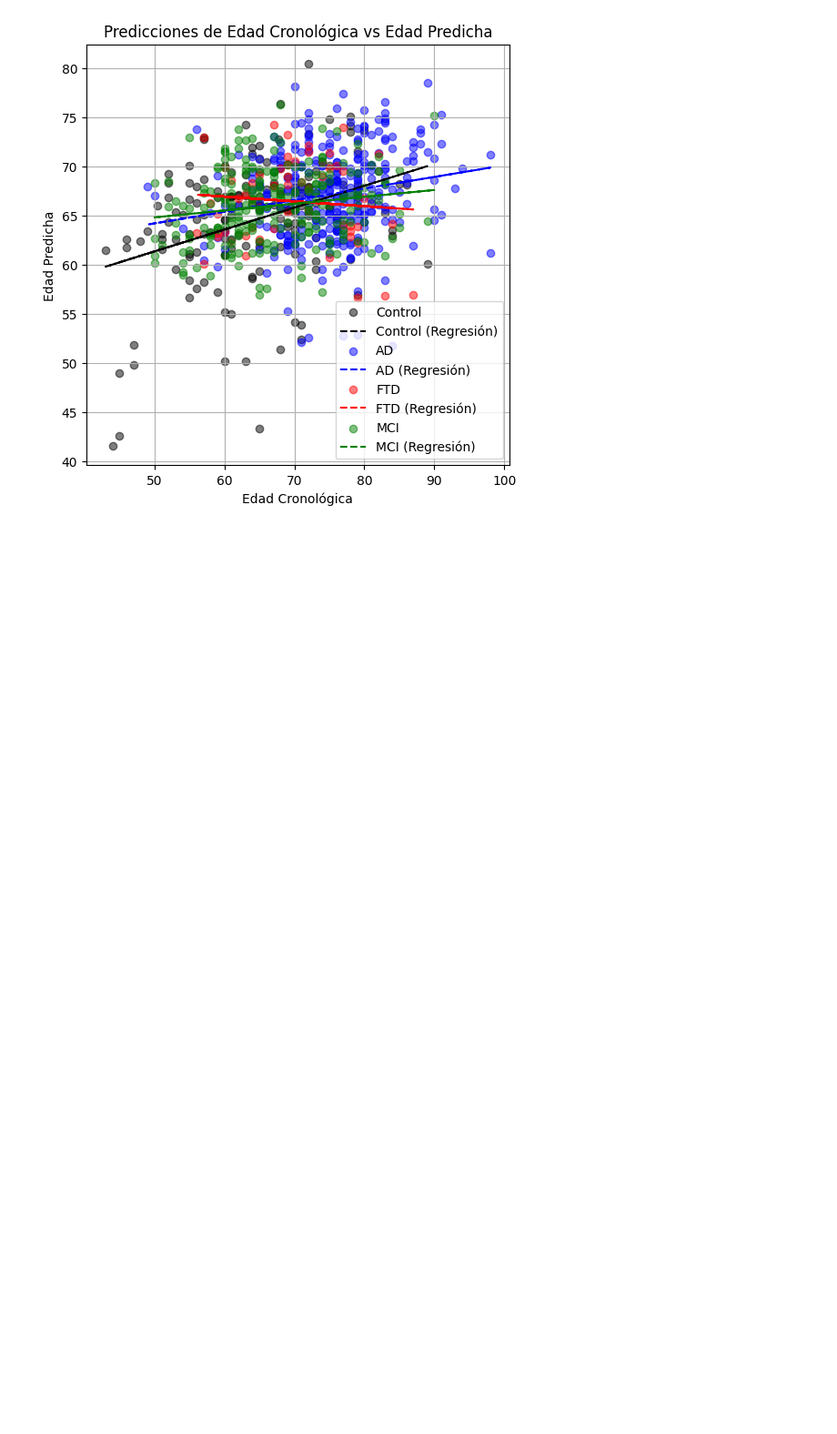
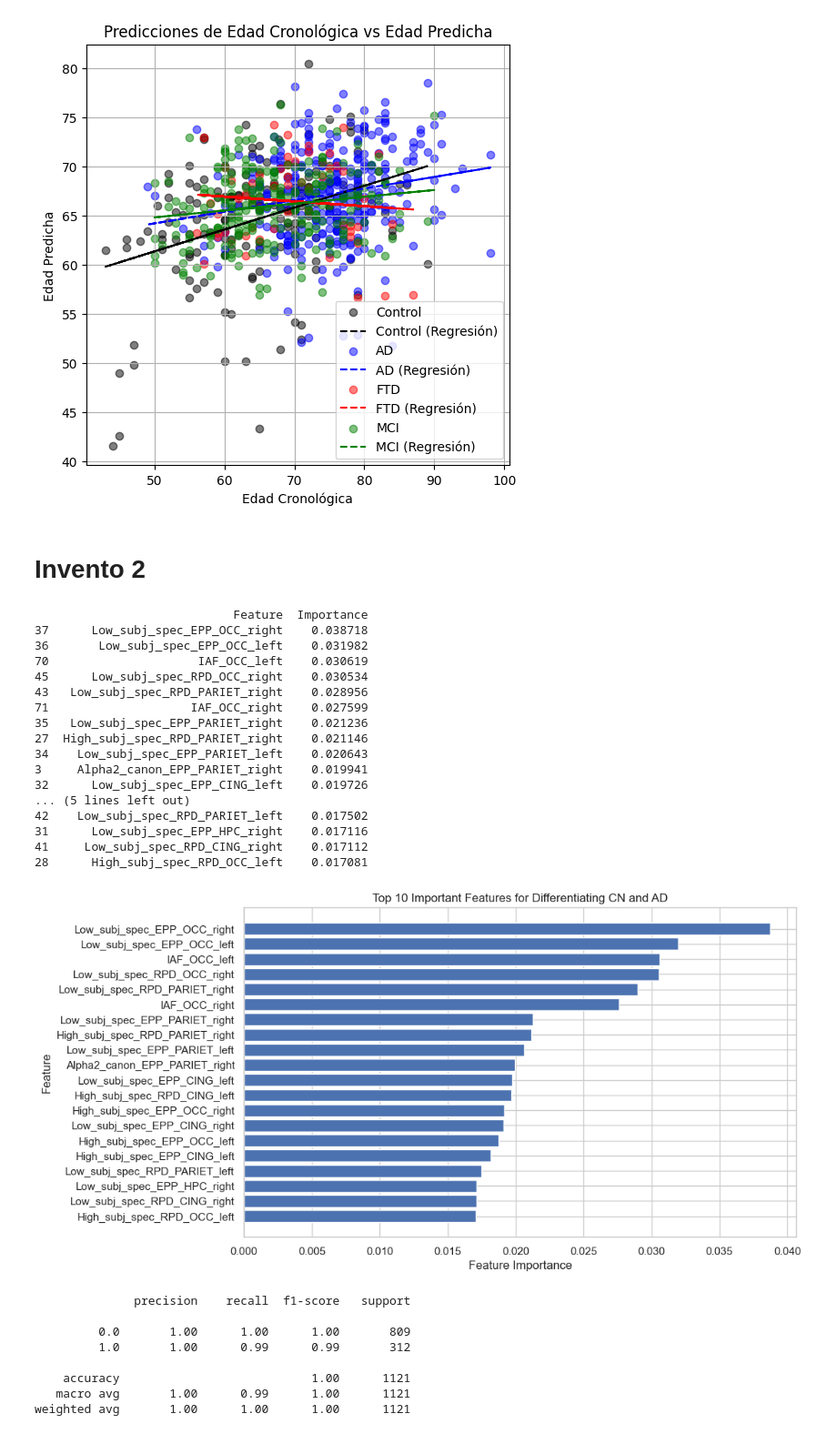
Before and after one commit to carrielfelipe/Brain_Age, a Jupyter notebook: Diagnosis/Brain_Age_Diagnosis_.ipynb, the cells around one changed output. Shown at 91% size. Cells and saved outputs as stored; diff of their text form; code cells hidden in the pictures; blank space fills up the shorter version.

```diff
--- a/Diagnosis/Brain_Age_Diagnosis_.ipynb
+++ b/Diagnosis/Brain_Age_Diagnosis_.ipynb
@@ -1108,3 +1172,5 @@ plt.grid(True)
 plt.show()
 # %% [output]
 [figure]
+# %% [markdown]
+# Invento 2
@@ -1110,0 +1199,68 @@ plt.show()
+# %%
+import numpy as np
+import pandas as pd
+from sklearn.ensemble import RandomForestClassifier
+from sklearn.metrics import classification_report
+import matplotlib.pyplot as plt
+
+# Combina los datos de CN y AD
+X_CN_AD = pd.concat([X_CN_scaled, X_AD_scaled], axis=0).reset_index(drop=True)
+
+# Crear la variable de objetivo (0 para CN, 1 para AD)
+y_CN_AD = np.concatenate([np.zeros(X_CN_scaled.shape[0]), np.ones(X_AD_scaled.shape[0])])
+
+# Entrenar un Random Forest Classifier
+rf = RandomForestClassifier(n_estimators=100, random_state=42)
+rf.fit(X_CN_AD, y_CN_AD)
+
+# Obtener la importancia de las características
+feature_importance = rf.feature_importances_
+
+# Crear un DataFrame para visualizar la importancia de las características
+importance_df = pd.DataFrame({
+    'Feature': X_CN.columns,
+    'Importance': feature_importance
+}).sort_values(by='Importance', ascending=False)
+
+# Imprimir las características más importantes
+print(importance_df.head(20))
+
+# Opcional: Visualizar la importancia de las características
+plt.figure(figsize=(10, 6))
+plt.barh(importance_df['Feature'].head(20), importance_df['Importance'].head(20))
+plt.xlabel('Feature Importance')
+plt.ylabel('Feature')
+plt.title('Top 10 Important Features for Differentiating CN and AD')
+plt.gca().invert_yaxis()
+plt.show()
+
+# Opcional: Evaluar el modelo en los datos de entrenamiento
+y_pred = rf.predict(X_CN_AD)
+print(classification_report(y_CN_AD, y_pred))
+# %% [output]
+                            Feature  Importance
+37      Low_subj_spec_EPP_OCC_right    0.038718
+36       Low_subj_spec_EPP_OCC_left    0.031982
+70                     IAF_OCC_left    0.030619
+45      Low_subj_spec_RPD_OCC_right    0.030534
+43   Low_subj_spec_RPD_PARIET_right    0.028956
+71                    IAF_OCC_right    0.027599
+35   Low_subj_spec_EPP_PARIET_right    0.021236
+27  High_subj_spec_RPD_PARIET_right    0.021146
+34    Low_subj_spec_EPP_PARIET_left    0.020643
+3     Alpha2_canon_EPP_PARIET_right    0.019941
+32      Low_subj_spec_EPP_CING_left    0.019726
+... (5 lines left out)
+42    Low_subj_spec_RPD_PARIET_left    0.017502
+31      Low_subj_spec_EPP_HPC_right    0.017116
+41     Low_subj_spec_RPD_CING_right    0.017112
+28      High_subj_spec_RPD_OCC_left    0.017081
+[figure, added]
+              precision    recall  f1-score   support
+
+         0.0       1.00      1.00      1.00       809
+         1.0       1.00      0.99      0.99       312
+
+    accuracy                           1.00      1121
+   macro avg       1.00      0.99      1.00      1121
+weighted avg       1.00      1.00      1.00      1121
```
Also changed, not shown: parts of 69 cells of this notebook, 4 other files.
